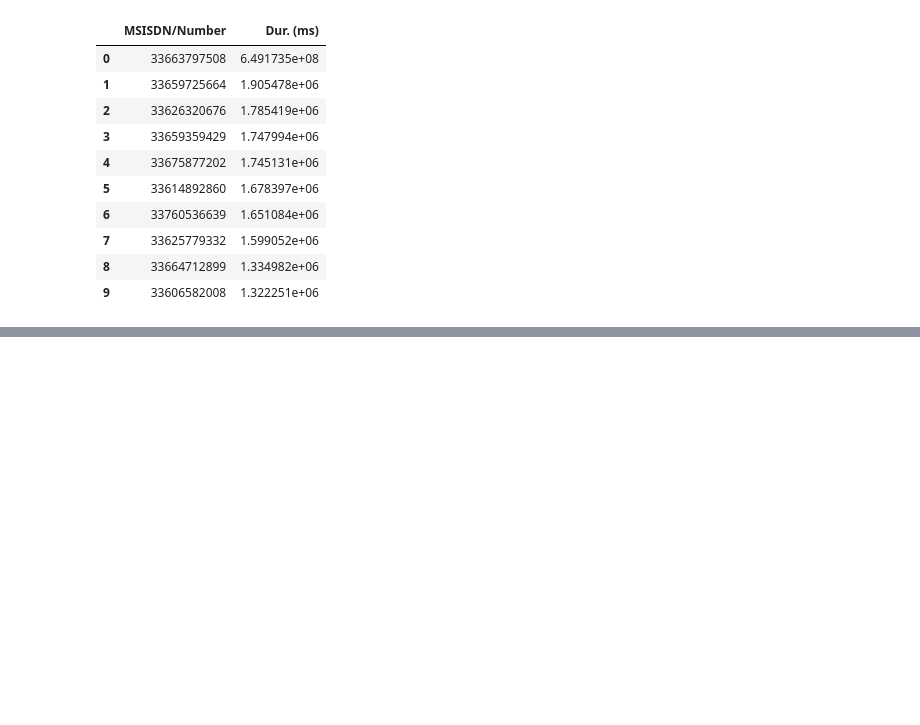
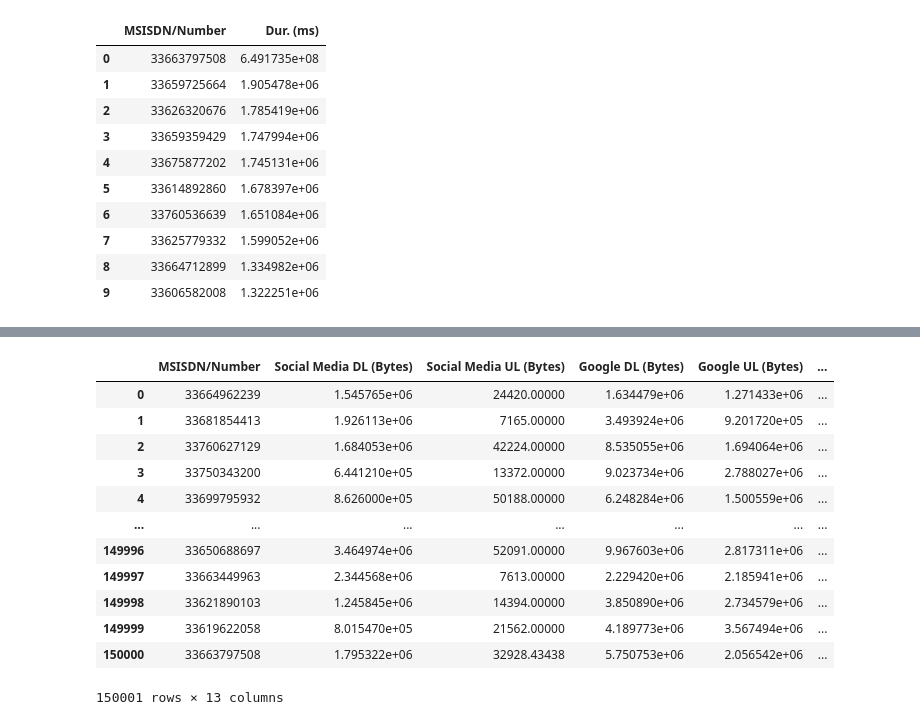
Before and after one commit to skevin-dev/telecommunication_user_analytics, a Jupyter notebook: notebooks/Engagement_analyses.ipynb, the cells around one changed output, grey strips where cells are left out. Saved outputs shown, nothing was run; the diff lists cells and outputs as text; code cells hidden in the pictures; blank space fills up the shorter version.

```diff
--- a/notebooks/Engagement_analyses.ipynb
+++ b/notebooks/Engagement_analyses.ipynb
@@ -178,0 +286,16 @@ plt.show()
+# %%
+df_applications
+# %% [output]
+|  | MSISDN/Number | Social Media DL (Bytes) | Social Media UL (Bytes) | Google DL (Bytes) | Google UL (Bytes) | ... |
+| 0 | 33664962239 | 1.545765e+06 | 24420.00000 | 1.634479e+06 | 1.271433e+06 | ... |
+| 1 | 33681854413 | 1.926113e+06 | 7165.00000 | 3.493924e+06 | 9.201720e+05 | ... |
+| 2 | 33760627129 | 1.684053e+06 | 42224.00000 | 8.535055e+06 | 1.694064e+06 | ... |
+| 3 | 33750343200 | 6.441210e+05 | 13372.00000 | 9.023734e+06 | 2.788027e+06 | ... |
+| 4 | 33699795932 | 8.626000e+05 | 50188.00000 | 6.248284e+06 | 1.500559e+06 | ... |
+| ... | ... | ... | ... | ... | ... | ... |
+| 149996 | 33650688697 | 3.464974e+06 | 52091.00000 | 9.967603e+06 | 2.817311e+06 | ... |
+| 149997 | 33663449963 | 2.344568e+06 | 7613.00000 | 2.229420e+06 | 2.185941e+06 | ... |
+| 149998 | 33621890103 | 1.245845e+06 | 14394.00000 | 3.850890e+06 | 2.734579e+06 | ... |
+| 149999 | 33619622058 | 8.015470e+05 | 21562.00000 | 4.189773e+06 | 3.567494e+06 | ... |
+| 150000 | 33663797508 | 1.795322e+06 | 32928.43438 | 5.750753e+06 | 2.056542e+06 | ... |
+150001 rows × 13 columns
```
Also changed, not shown: parts of 37 cells of this notebook.
